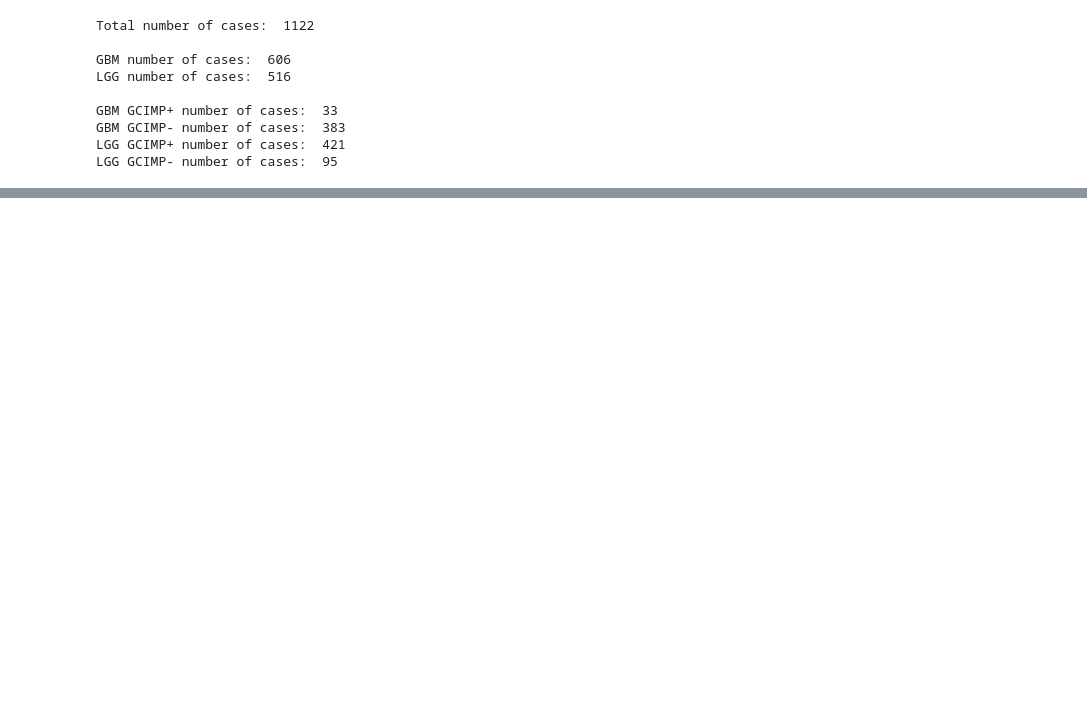
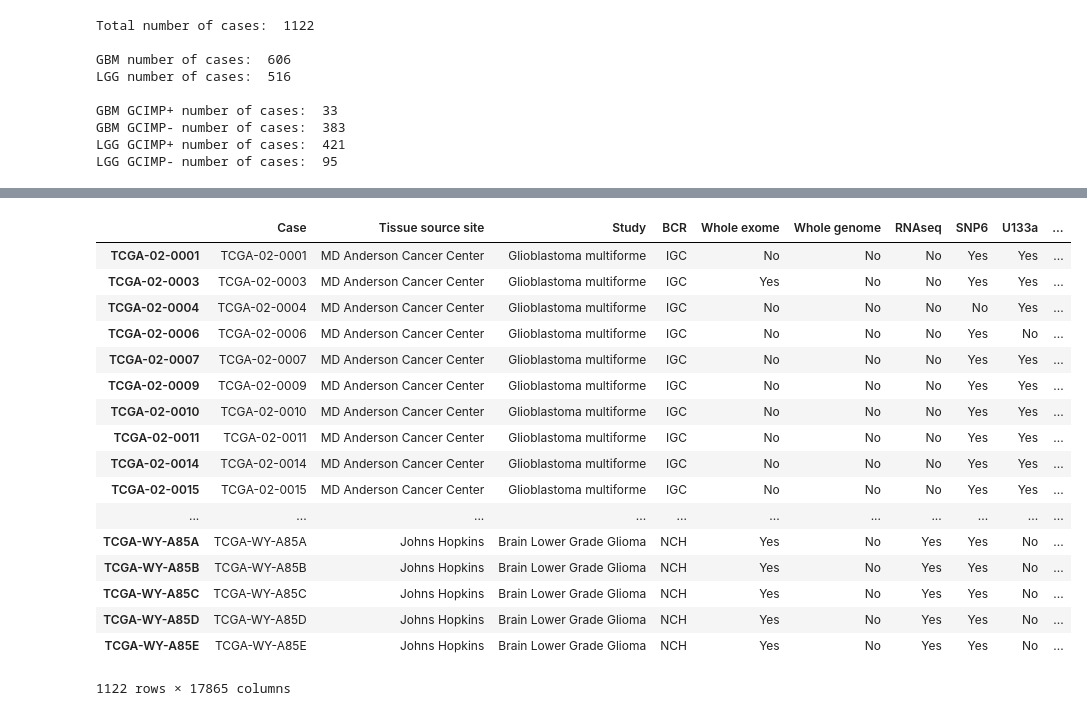
Before and after one commit to sharno/tcga, a Jupyter notebook: data_wrangling.ipynb, the cells around one changed output, grey strips where cells are left out. Cells and saved outputs as stored; diff of their text form; code cells hidden in the pictures; blank space fills up the shorter version.

```diff
--- a/data_wrangling.ipynb
+++ b/data_wrangling.ipynb
@@ -110,0 +114,21 @@ data
+# %%
+merged_df
+# %% [output]
+|  | Case | Tissue source site | Study | BCR | Whole exome | Whole genome | RNAseq | SNP6 | U133a | ... |
+| TCGA-02-0001 | TCGA-02-0001 | MD Anderson Cancer Center | Glioblastoma multiforme | IGC | No | No | No | Yes | Yes | ... |
+| TCGA-02-0003 | TCGA-02-0003 | MD Anderson Cancer Center | Glioblastoma multiforme | IGC | Yes | No | No | Yes | Yes | ... |
+| TCGA-02-0004 | TCGA-02-0004 | MD Anderson Cancer Center | Glioblastoma multiforme | IGC | No | No | No | No | Yes | ... |
+| TCGA-02-0006 | TCGA-02-0006 | MD Anderson Cancer Center | Glioblastoma multiforme | IGC | No | No | No | Yes | No | ... |
+| TCGA-02-0007 | TCGA-02-0007 | MD Anderson Cancer Center | Glioblastoma multiforme | IGC | No | No | No | Yes | Yes | ... |
+| TCGA-02-0009 | TCGA-02-0009 | MD Anderson Cancer Center | Glioblastoma multiforme | IGC | No | No | No | Yes | Yes | ... |
+| TCGA-02-0010 | TCGA-02-0010 | MD Anderson Cancer Center | Glioblastoma multiforme | IGC | No | No | No | Yes | Yes | ... |
+| TCGA-02-0011 | TCGA-02-0011 | MD Anderson Cancer Center | Glioblastoma multiforme | IGC | No | No | No | Yes | Yes | ... |
+| TCGA-02-0014 | TCGA-02-0014 | MD Anderson Cancer Center | Glioblastoma multiforme | IGC | No | No | No | Yes | Yes | ... |
+| TCGA-02-0015 | TCGA-02-0015 | MD Anderson Cancer Center | Glioblastoma multiforme | IGC | No | No | No | Yes | Yes | ... |
+| ... | ... | ... | ... | ... | ... | ... | ... | ... | ... | ... |
+| TCGA-WY-A85A | TCGA-WY-A85A | Johns Hopkins | Brain Lower Grade Glioma | NCH | Yes | No | Yes | Yes | No | ... |
+| TCGA-WY-A85B | TCGA-WY-A85B | Johns Hopkins | Brain Lower Grade Glioma | NCH | Yes | No | Yes | Yes | No | ... |
+| TCGA-WY-A85C | TCGA-WY-A85C | Johns Hopkins | Brain Lower Grade Glioma | NCH | Yes | No | Yes | Yes | No | ... |
+| TCGA-WY-A85D | TCGA-WY-A85D | Johns Hopkins | Brain Lower Grade Glioma | NCH | Yes | No | Yes | Yes | No | ... |
+| TCGA-WY-A85E | TCGA-WY-A85E | Johns Hopkins | Brain Lower Grade Glioma | NCH | Yes | No | Yes | Yes | No | ... |
+1122 rows × 17865 columns
```
Also changed, not shown: parts of 4 cells of this notebook, 4 other files.
